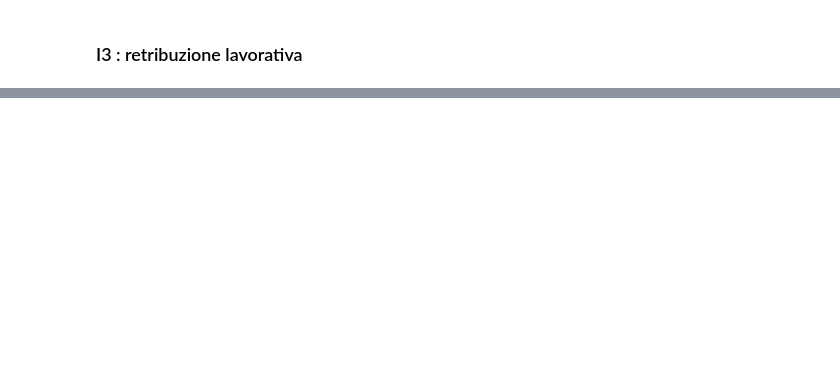
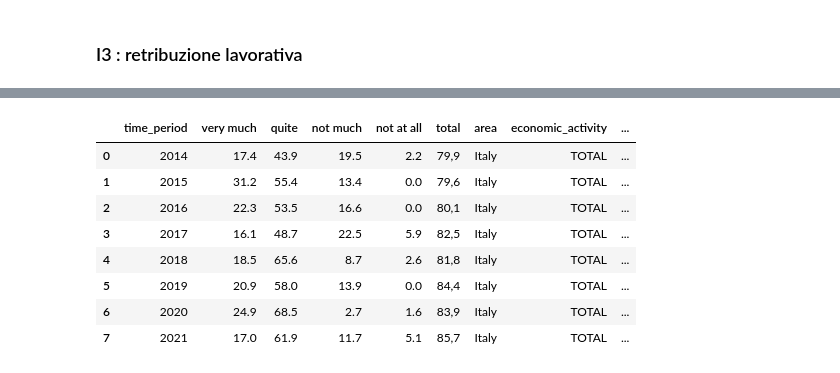
Before and after one commit to giorgiacrosilla/cif, a Jupyter notebook: datasets/intermediate_datasets.ipynb, the cells around one changed output, grey strips where cells are left out. Saved outputs shown, nothing was run; the diff lists cells and outputs as text; code cells hidden in the pictures; blank space fills up the shorter version.

```diff
--- a/datasets/intermediate_datasets.ipynb
+++ b/datasets/intermediate_datasets.ipynb
@@ -162,0 +283,6 @@ i3
+# %%
+import pandas as pd
+
+# Read the CSV file
+satisfaction = pd.read_csv("C:/Users/crosi/Documents/GitHub/cif/datasets/cleaned_csv/D4.csv", encoding="utf-8")
+satisfaction
@@ -162,0 +366,7 @@ i3
+# %%
+import pandas as pd
+
+# Read the CSV file
+condocc = pd.read_csv("C:/Users/crosi/Documents/GitHub/cif/datasets/cleaned_csv/D17.csv", encoding="utf-8")
+condocc = condocc[['total', 'time_period']]
+condocc
@@ -162,0 +384,7 @@ i3
+# %%
+import pandas as pd
+
+# Read the CSV file
+ciaone = pd.read_csv("C:/Users/crosi/Documents/GitHub/cif/datasets/cleaned_csv/D7.csv", encoding="utf-8")
+ciaone = ciaone[['area', 'economic_activity', 'time_period', 'Tertiary (university, doctoral and specialization courses)']]
+ciaone
@@ -162,0 +405,11 @@ i3
+# %%
+for idx, i in ciaone.iterrows():
+    if i.iloc[1] != "TOTAL":
+        ciaone = ciaone.drop(idx)
+
+for idx, i in ciaone.iterrows():
+    if i.iloc[0] != "Italy":
+        ciaone = ciaone.drop(idx)
+
+
+ciaone
@@ -162,0 +426,21 @@ i3
+# %%
+
+
+# Assuming c, educationalq, and age are your DataFrames
+i4 = pd.merge(pd.merge(df_no_duplicates, condocc, on="time_period"), ciaone, on="time_period")
+
+# Save the merged DataFrame to a CSV file
+i4.to_csv("C:/Users/crosi/Documents/Github/cif/datasets/intermediate_datasets/i4.csv", index=False)
+
+# Display the merged DataFrame
+i4
+# %% [output]
+|  | time_period | very much | quite | not much | not at all | total | area | economic_activity | ... |
+| 0 | 2014 | 17.4 | 43.9 | 19.5 | 2.2 | 79,9 | Italy | TOTAL | ... |
+| 1 | 2015 | 31.2 | 55.4 | 13.4 | 0.0 | 79,6 | Italy | TOTAL | ... |
+| 2 | 2016 | 22.3 | 53.5 | 16.6 | 0.0 | 80,1 | Italy | TOTAL | ... |
+| 3 | 2017 | 16.1 | 48.7 | 22.5 | 5.9 | 82,5 | Italy | TOTAL | ... |
+| 4 | 2018 | 18.5 | 65.6 | 8.7 | 2.6 | 81,8 | Italy | TOTAL | ... |
+| 5 | 2019 | 20.9 | 58.0 | 13.9 | 0.0 | 84,4 | Italy | TOTAL | ... |
+| 6 | 2020 | 24.9 | 68.5 | 2.7 | 1.6 | 83,9 | Italy | TOTAL | ... |
+| 7 | 2021 | 17.0 | 61.9 | 11.7 | 5.1 | 85,7 | Italy | TOTAL | ... |
```
Also changed, not shown: parts of 16 cells of this notebook, 11 other files.
